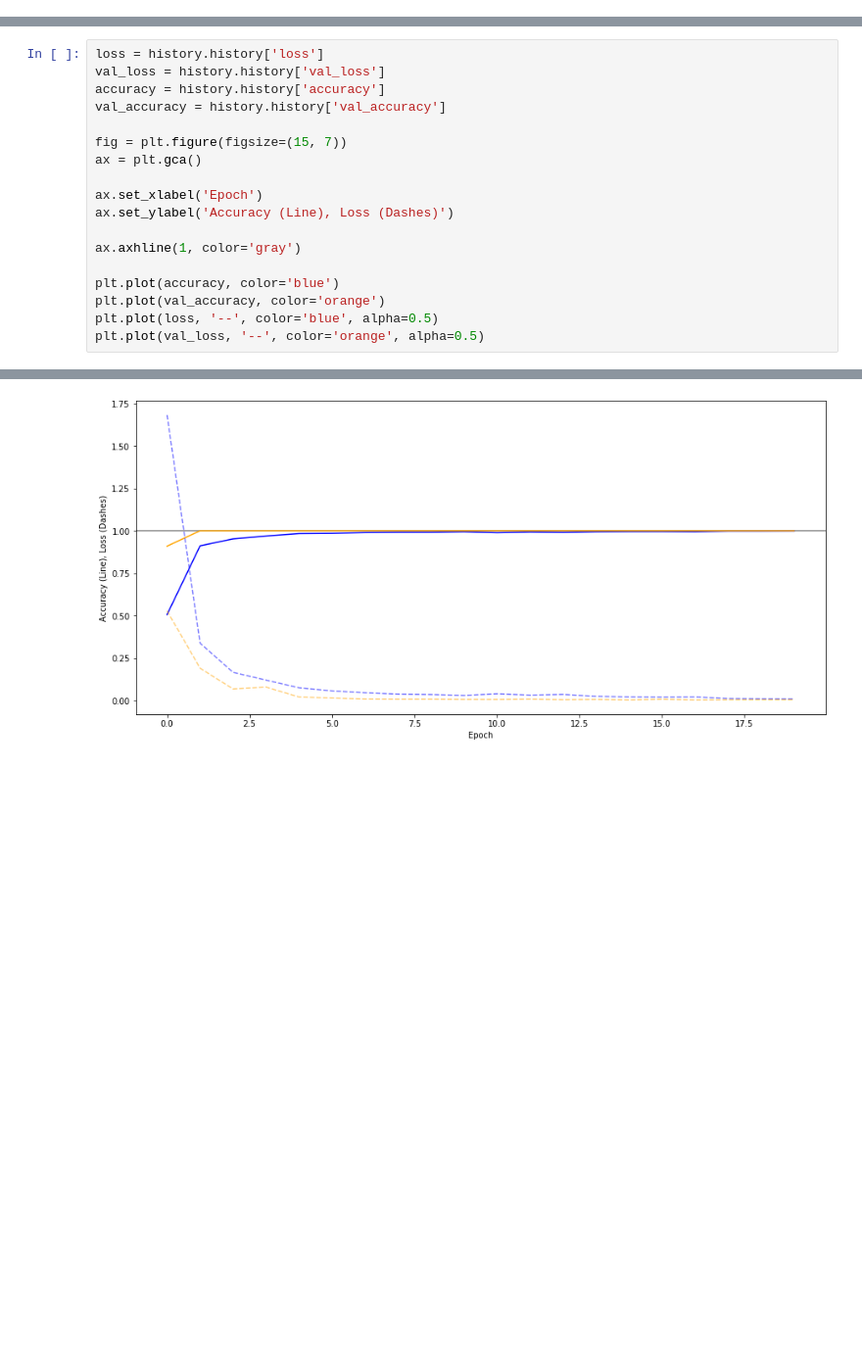
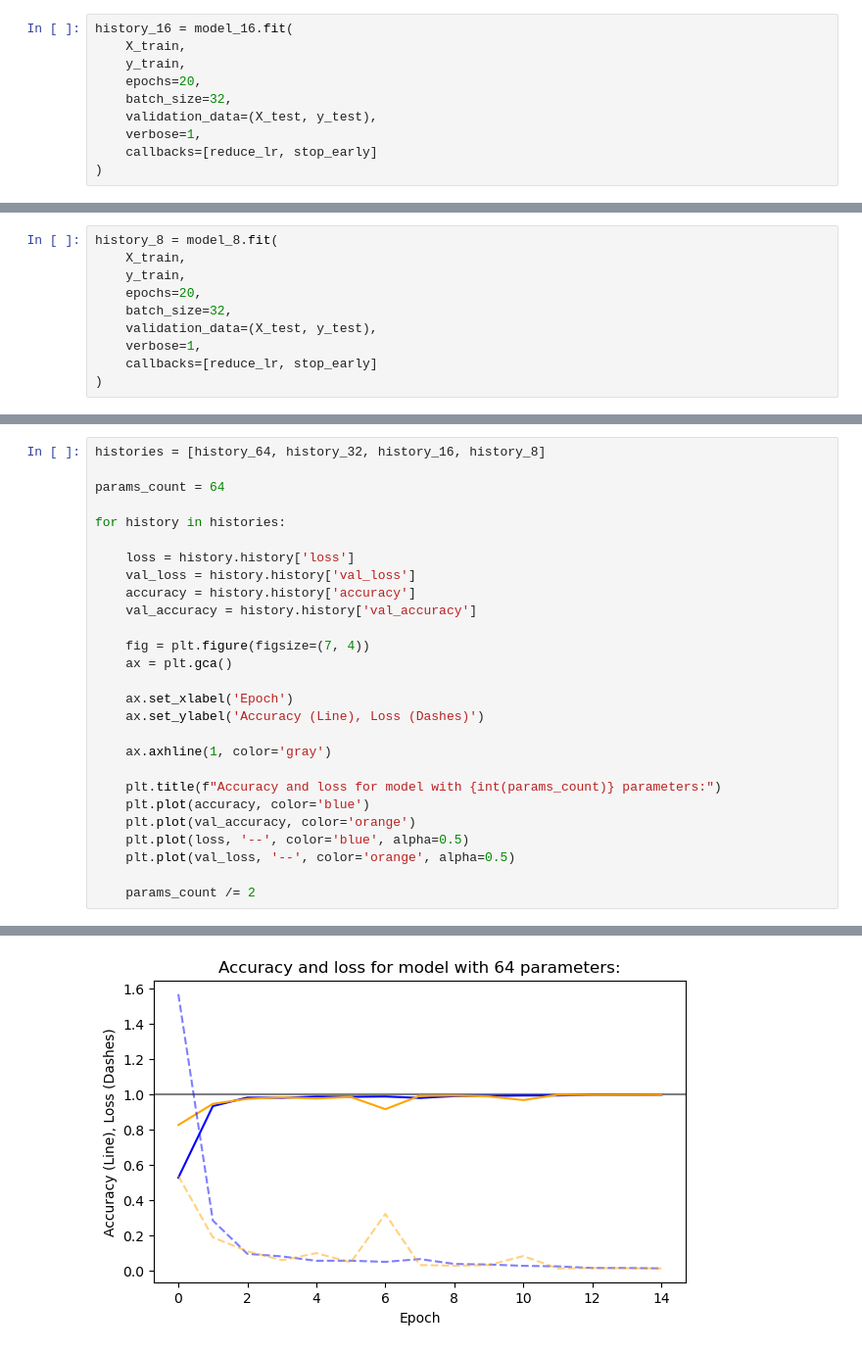
Before and after one commit to ITT23/assignment-06-gesture-recognition-Rosti97, a Jupyter notebook: gesture_recognizer.ipynb, the cells around one changed output, grey strips where cells are left out. Shown at 98% size. Cells and saved outputs as stored; diff of their text form; blank space fills up the shorter version.

```diff
--- a/gesture_recognizer.ipynb
+++ b/gesture_recognizer.ipynb
@@ -208,0 +227,10 @@ Epoch 20/20
+# %%
+history_16 = model_16.fit(
+    X_train,
+    y_train,
+    epochs=20,
+    batch_size=32,
+    validation_data=(X_test, y_test),
+    verbose=1,
+    callbacks=[reduce_lr, stop_early]
+)
@@ -208,0 +255,10 @@ Epoch 20/20
+# %%
+history_8 = model_8.fit(
+    X_train,
+    y_train,
+    epochs=20,
+    batch_size=32,
+    validation_data=(X_test, y_test),
+    verbose=1,
+    callbacks=[reduce_lr, stop_early]
+)
@@ -225,21 +304,30 @@ Trainable params: 19,760
 Non-trainable params: 0
 _________________________________________________________________
 # %%
-loss = history.history['loss']
-val_loss = history.history['val_loss']
-accuracy = history.history['accuracy']
-val_accuracy = history.history['val_accuracy']
+histories = [history_64, history_32, history_16, history_8]
 
-fig = plt.figure(figsize=(15, 7))
-ax = plt.gca()
+params_count = 64
 
-ax.set_xlabel('Epoch')
-ax.set_ylabel('Accuracy (Line), Loss (Dashes)')
+for history in histories:
 
-ax.axhline(1, color='gray')
+    loss = history.history['loss']
+    val_loss = history.history['val_loss']
+    accuracy = history.history['accuracy']
+    val_accuracy = history.history['val_accuracy']
 
-plt.plot(accuracy, color='blue')
-plt.plot(val_accuracy, color='orange')
-plt.plot(loss, '--', color='blue', alpha=0.5)
-plt.plot(val_loss, '--', color='orange', alpha=0.5)
+    fig = plt.figure(figsize=(7, 4))
+    ax = plt.gca()
+
+    ax.set_xlabel('Epoch')
+    ax.set_ylabel('Accuracy (Line), Loss (Dashes)')
+
+    ax.axhline(1, color='gray')
+
+    plt.title(f"Accuracy and loss for model with {int(params_count)} parameters:")
+    plt.plot(accuracy, color='blue')
+    plt.plot(val_accuracy, color='orange')
+    plt.plot(loss, '--', color='blue', alpha=0.5)
+    plt.plot(val_loss, '--', color='orange', alpha=0.5)
+
+    params_count /= 2
 # %% [output]
@@ -247 +334 @@ plt.plot(val_loss, '--', color='orange', alpha=0.5)
-[figure, old version]
+[figure, new version]
```
Also changed, not shown: parts of 21 cells of this notebook, 1 other file.
